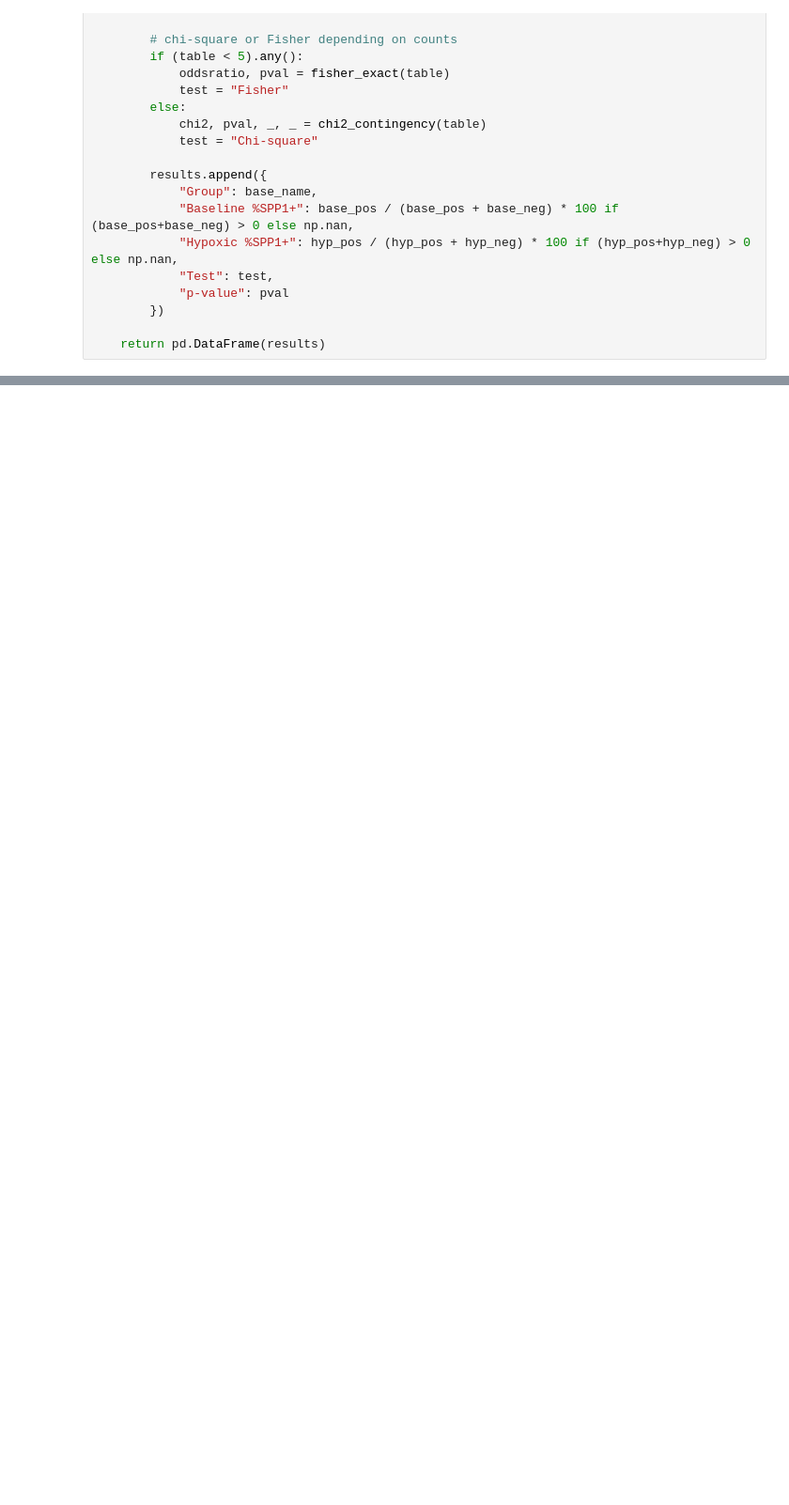
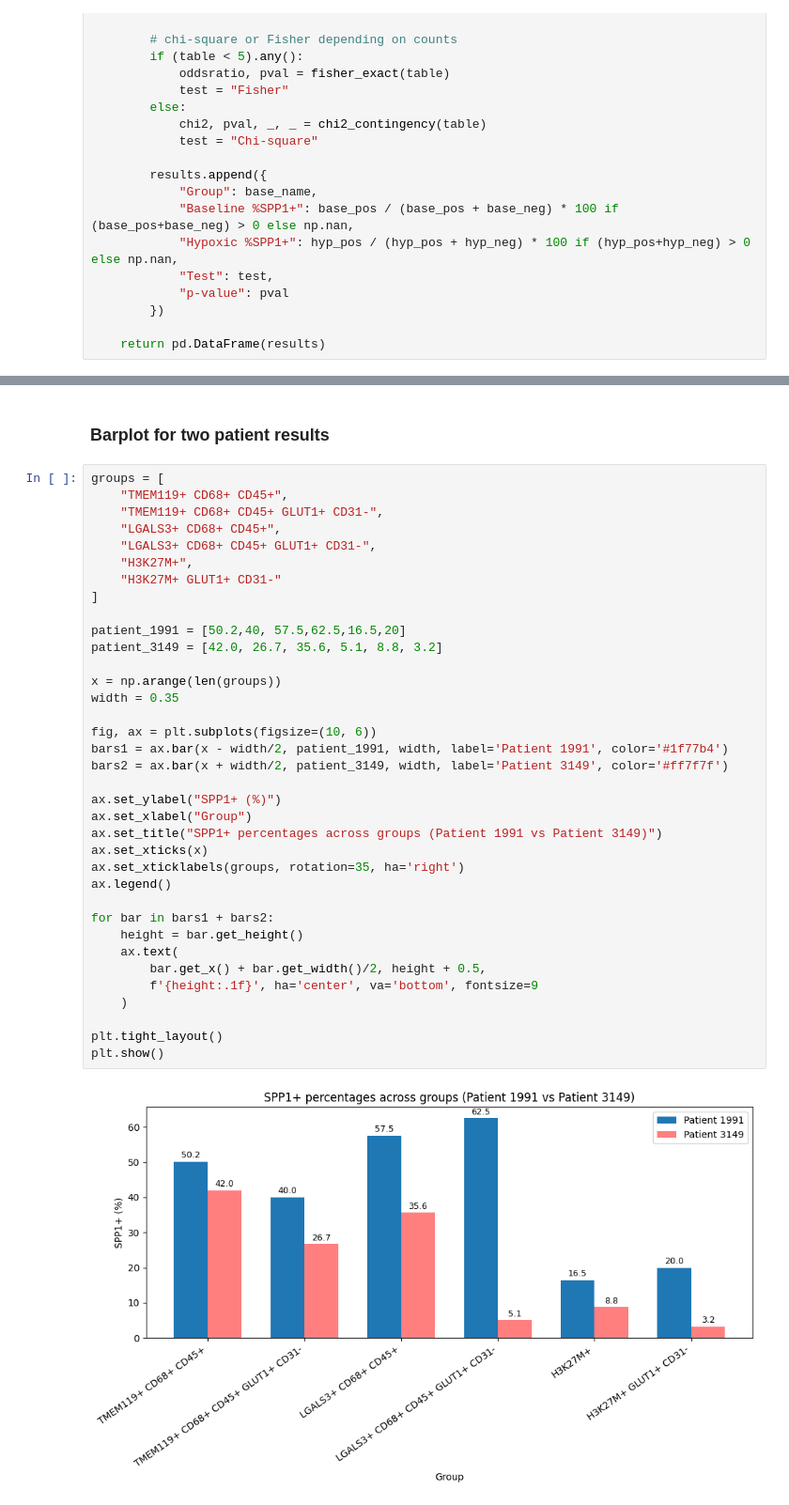
Before and after one commit to sadeghetemad/nencki-image-segmentation, a Jupyter notebook: notebooks/patient_analysis.ipynb, the cells around one changed output, grey strips where cells are left out. Shown: that part at 94% size. Saved outputs shown, nothing was run; the diff lists cells and outputs as text; blank space fills up the shorter version.

Commit message:
feat: add two patient comparison

```diff
--- a/notebooks/patient_analysis.ipynb
+++ b/notebooks/patient_analysis.ipynb
@@ -643,0 +708,40 @@ summary_stats
+# %% [markdown]
+### Barplot for two patient results
+# %%
+groups = [
+    "TMEM119+ CD68+ CD45+",
+    "TMEM119+ CD68+ CD45+ GLUT1+ CD31-",
+    "LGALS3+ CD68+ CD45+",
+    "LGALS3+ CD68+ CD45+ GLUT1+ CD31-",
+    "H3K27M+",
+    "H3K27M+ GLUT1+ CD31-"
+]
+
+patient_1991 = [50.2,40, 57.5,62.5,16.5,20]
+patient_3149 = [42.0, 26.7, 35.6, 5.1, 8.8, 3.2]
+
+x = np.arange(len(groups))
+width = 0.35
+
+fig, ax = plt.subplots(figsize=(10, 6))
+bars1 = ax.bar(x - width/2, patient_1991, width, label='Patient 1991', color='#1f77b4')
+bars2 = ax.bar(x + width/2, patient_3149, width, label='Patient 3149', color='#ff7f7f')
+
+ax.set_ylabel("SPP1+ (%)")
+ax.set_xlabel("Group")
+ax.set_title("SPP1+ percentages across groups (Patient 1991 vs Patient 3149)")
+ax.set_xticks(x)
+ax.set_xticklabels(groups, rotation=35, ha='right')
+ax.legend()
+
+for bar in bars1 + bars2:
+    height = bar.get_height()
+    ax.text(
+        bar.get_x() + bar.get_width()/2, height + 0.5,
+        f'{height:.1f}', ha='center', va='bottom', fontsize=9
+    )
+
+plt.tight_layout()
+plt.show()
+# %% [output]
+[figure, added]
```
Also changed, not shown: parts of 13 cells of this notebook.
